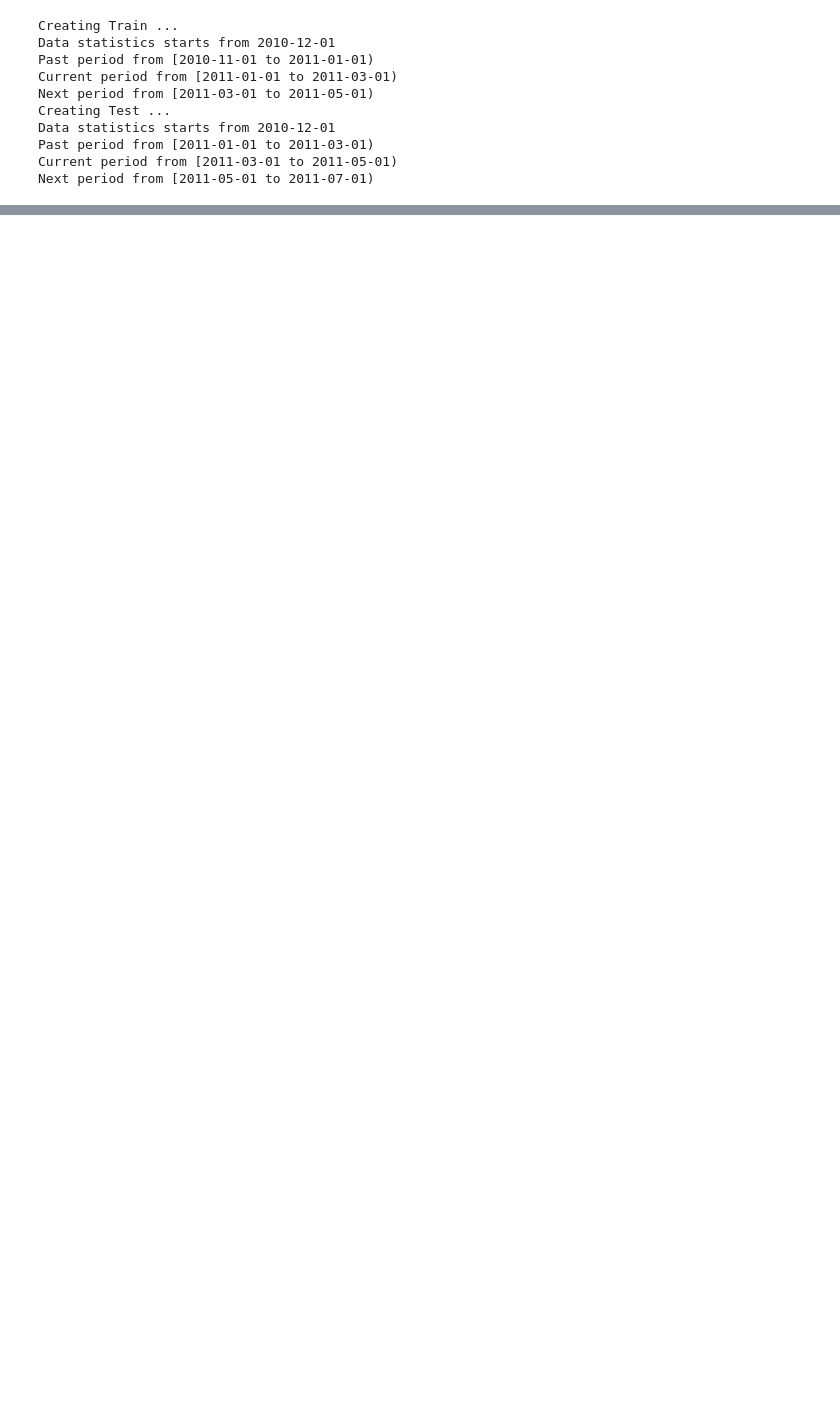
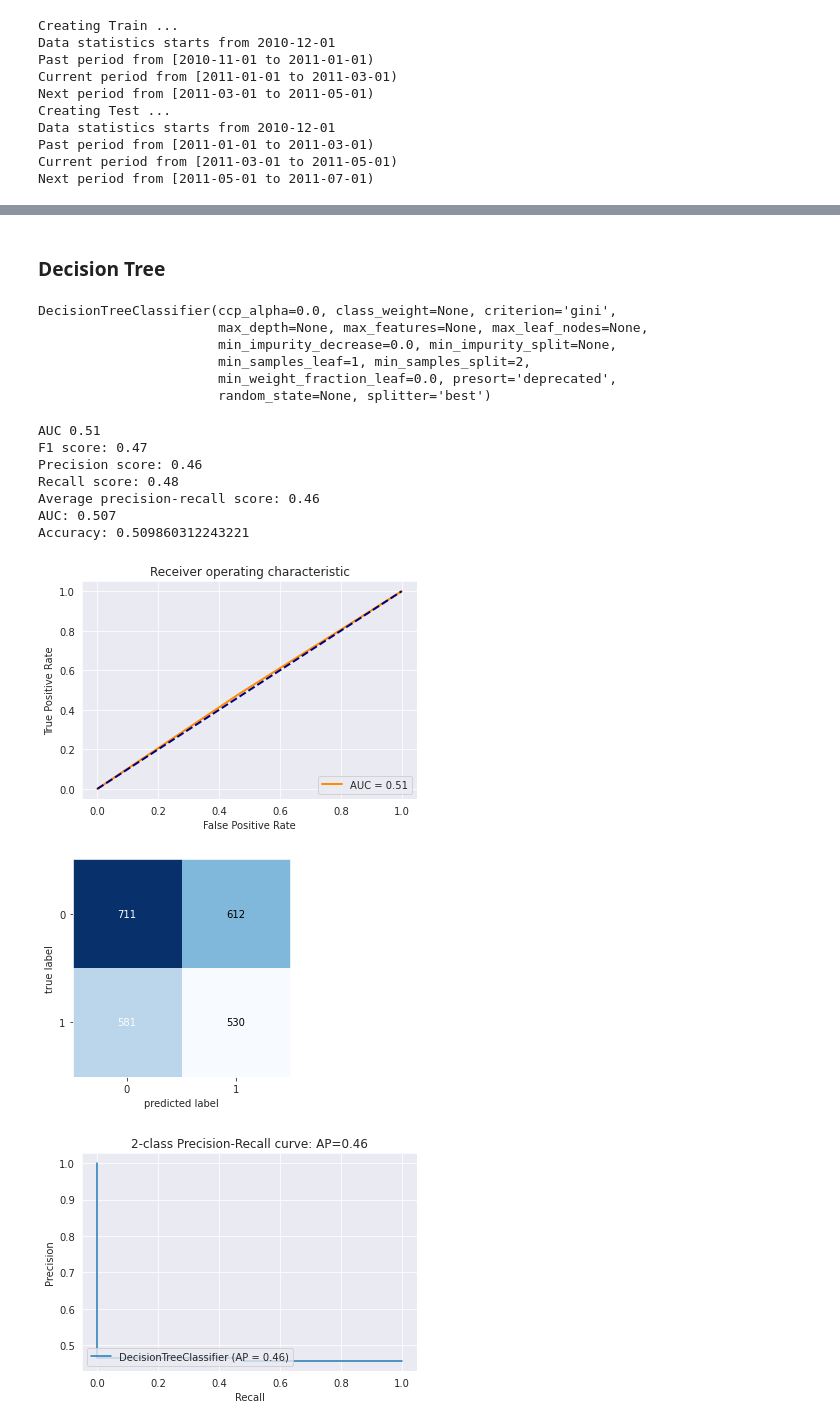
Before and after one commit to jmarrietar/mineria-de-datos, a Jupyter notebook: [Proyecto] Clasificacion.ipynb, the cells around one changed output, grey strips where cells are left out. Drawn from its saved outputs; the diff is of its cells as text; code cells hidden in the pictures; blank space fills up the shorter version.

```diff
--- a/[Proyecto] Clasificacion.ipynb
+++ b/[Proyecto] Clasificacion.ipynb
@@ -443,0 +422,32 @@ model = xgboost.XGBClassifier(colsample_bytree=0.4,
+# %% [markdown]
+### **Decision Tree**
+# %%
+model = tree.DecisionTreeClassifier()
+# %%
+# Train model
+model.fit(X_train, y_train)
+# %% [output]
+DecisionTreeClassifier(ccp_alpha=0.0, class_weight=None, criterion='gini',
+                       max_depth=None, max_features=None, max_leaf_nodes=None,
+                       min_impurity_decrease=0.0, min_impurity_split=None,
+                       min_samples_leaf=1, min_samples_split=2,
+                       min_weight_fraction_leaf=0.0, presort='deprecated',
+                       random_state=None, splitter='best')
+# %%
+# Predictions for test data
+predictions_proba = model.predict_proba(X_test)[:, 1]
+predictions = model.predict(X_test)
+# %%
+# Calculate all metrics and Plots
+calculate_metrics(y_test, predictions_proba, predictions)
+# %% [output]
+AUC 0.51
+F1 score: 0.47
+Precision score: 0.46
+Recall score: 0.48
+Average precision-recall score: 0.46
+AUC: 0.507
+Accuracy: 0.509860312243221
+[figure, added]
+[figure, added]
+[figure, added]
```
Also changed, not shown: parts of 63 cells of this notebook.
